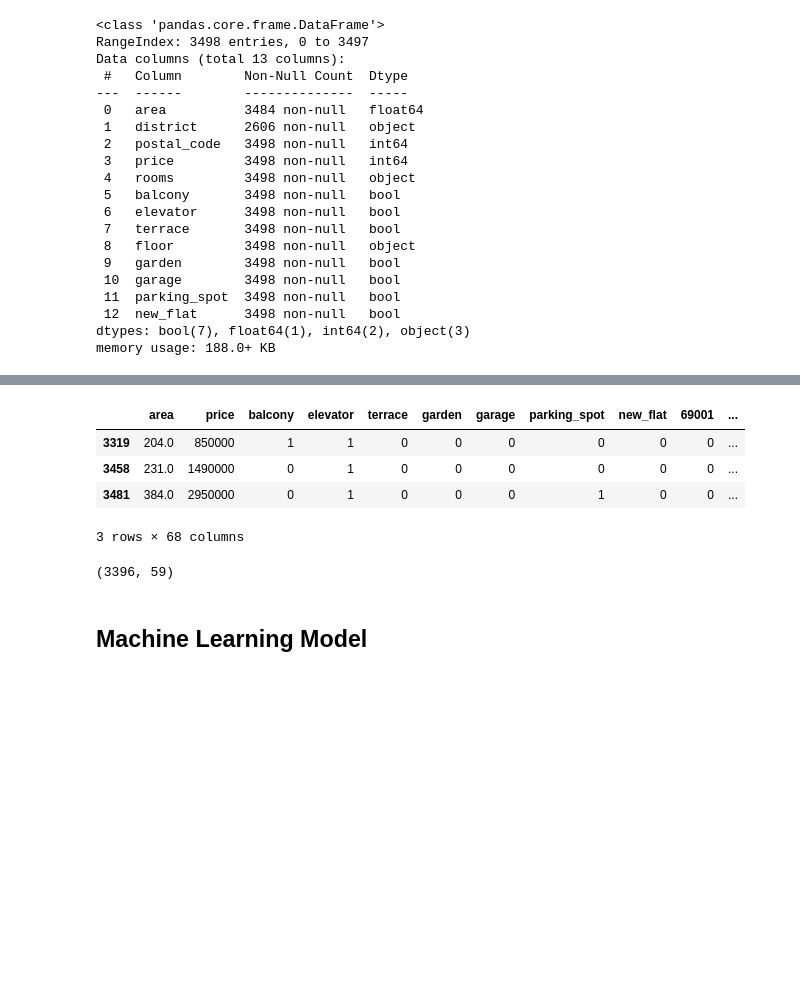
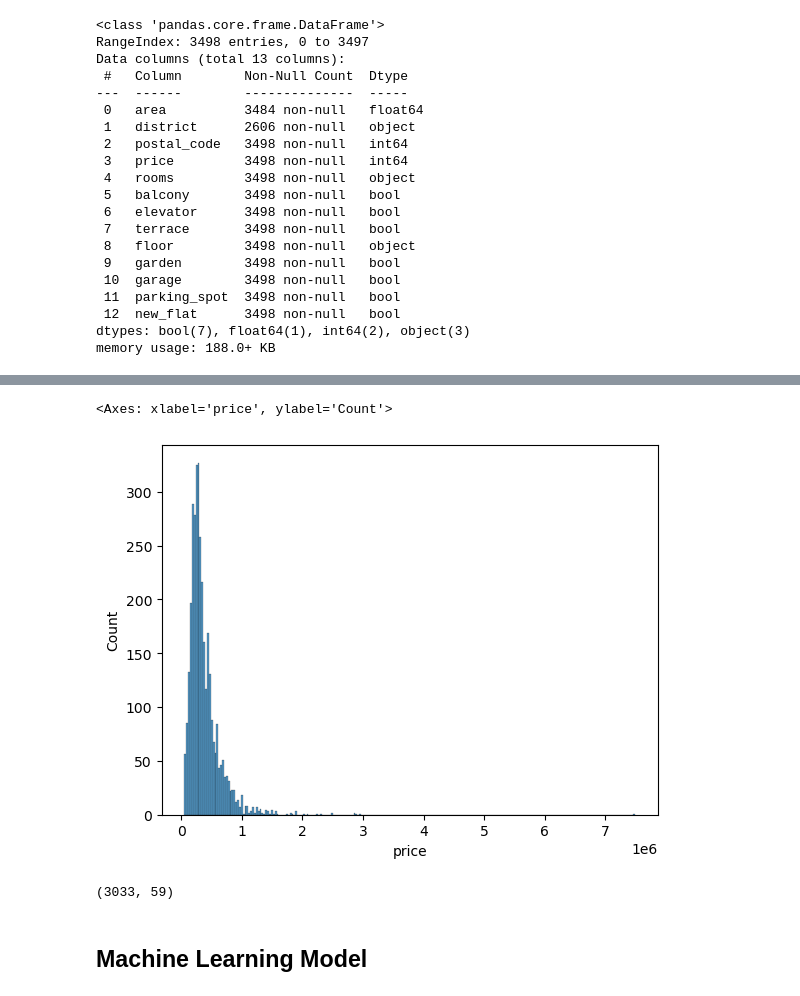
Before and after one commit to Nacim-B/Flat_Price_Prediction_in_Lyon, a Jupyter notebook: Flat_Price_Prediction.ipynb, the cells around one changed output, grey strips where cells are left out. Saved outputs shown, nothing was run; the diff lists cells and outputs as text; code cells hidden in the pictures; blank space fills up the shorter version.

```diff
--- a/Flat_Price_Prediction.ipynb
+++ b/Flat_Price_Prediction.ipynb
@@ -270,3 +219,0 @@ False
-# %%
-df = sorted_df.sort_values('price').reset_index(drop=True)
-df.info()
@@ -300,27 +224,24 @@ from sklearn.preprocessing import LabelEncoder
 # %%
 encoder = LabelEncoder()
 # %%
+#columns with 2 values
+
 for data in df[['balcony', 'elevator', 'terrace', 'garden', 'garage', 'parking_spot', 'new_flat']]:
     df[data] = encoder.fit_transform(df[data])
-
-for data in df[['postal_code', 'district', 'rooms', 'floor']]:
-    df = df.join(pd.get_dummies(df[data])).drop([data], axis = 1)
-# %%
-pd.set_option('display.max_column',52)
-df[df['9 pièces'] == True]
-# %% [output]
-|  | area | price | balcony | elevator | terrace | garden | garage | parking_spot | new_flat | 69001 | ... |
-| 3319 | 204.0 | 850000 | 1 | 1 | 0 | 0 | 0 | 0 | 0 | 0 | ... |
-| 3458 | 231.0 | 1490000 | 0 | 1 | 0 | 0 | 0 | 0 | 0 | 0 | ... |
-| 3481 | 384.0 | 2950000 | 0 | 1 | 0 | 0 | 0 | 1 | 0 | 0 | ... |
-3 rows × 68 columns
-# %%
-#since what is inside the flat seems more important than the location, I will only keep the districts
-df.drop([69001,69002,69003,69004,69005,69006,69007,69008,69009], axis = 1, inplace= True)
-df.columns = df.columns.astype(str)
+# %%
+#columns with more than 2 values
+
+for data in df[['district', 'rooms', 'floor']]:
+    df = df.join(pd.get_dummies(df[data])).drop([data], axis = 1)
+# %%
+sns.histplot(df['price'])
+# %% [output]
+<Axes: xlabel='price', ylabel='Count'>
+[figure, added]
 # %%
-pd.set_option('display.max_column',62)
-final_df = df[df['price'] < 1000000]
+# I only keep the values that have at least 50 occurences
+
+final_df = df[df['price'] < 600000]
 final_df.shape
 # %% [output]
-(3396, 59)
+(3033, 59)
```
Also changed, not shown: parts of 49 cells of this notebook.
